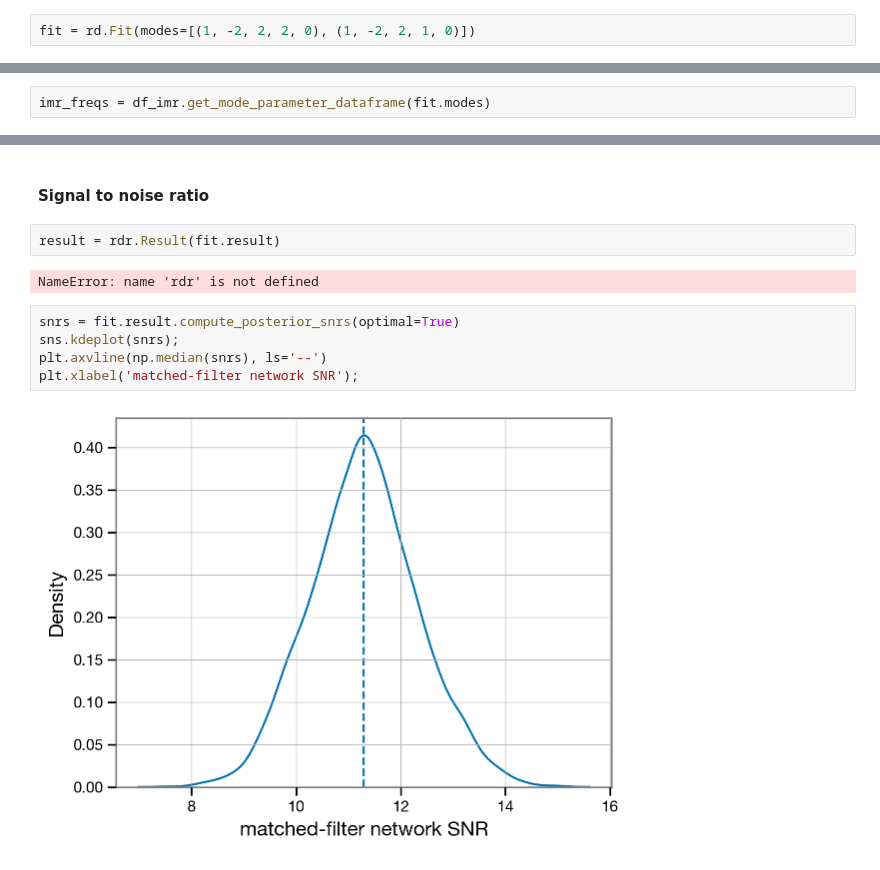
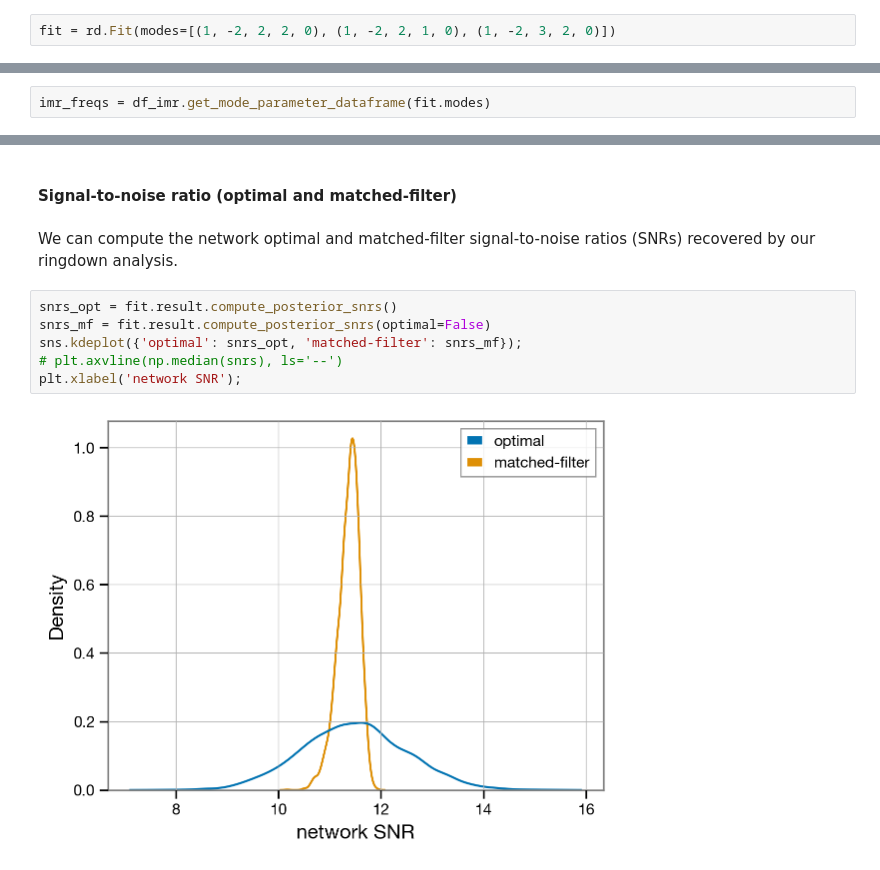
Before and after one commit to maxisi/ringdown, a Jupyter notebook: docs/examples/GW190521.ipynb, the cells around one changed output, grey strips where cells are left out. Saved outputs shown, nothing was run; the diff lists cells and outputs as text.

```diff
--- a/docs/examples/GW190521.ipynb
+++ b/docs/examples/GW190521.ipynb
@@ -85,7 +85,7 @@ In this example, we will fit three prograde modes to the GW190521 data: $(\ell =
 
 The fit object expects to receive a list of modes to include in the fit; the most explicit way to specify them is to give tuples of `(p, s, l, m, n)`, where `p = +/- 1` indicates prograde/retrograde, `s = -2` is the spin weight, `l` and `m` are the usual angular quantum numbers, and `n` is the tone index.  The modes are elliptically polarized, so there is no need to specify both + and - `m` azimuthal numbers. (See [Isi & Farr (2021)](https://arxiv.org/abs/2107.05609).)
 # %%
-fit = rd.Fit(modes=[(1, -2, 2, 2, 0), (1, -2, 2, 1, 0)])
+fit = rd.Fit(modes=[(1, -2, 2, 2, 0), (1, -2, 2, 1, 0), (1, -2, 3, 2, 0)])
 # %% [markdown]
 We will also set an analysis time, target sky location and analysis duration. We will use some reference values corresponding to an estimate of the peak of GW190521 taken from [Siegel et al (2019)](https://arxiv.org/pdf/2307.11975), which quotes a reference time of $t_{H1} = 1242442967.4278\, s$ in the Hanford detector:
 # %%
@@ -280,13 +329,12 @@ for m, d in imr_freqs.groupby('mode'):
 # %% [markdown]
-#### Signal to noise ratio
+#### Signal-to-noise ratio (optimal and matched-filter)
-# %%
-result = rdr.Result(fit.result)
-# %% [output]
-NameError: name 'rdr' is not defined
+# %% [markdown]
+We can compute the network optimal and matched-filter signal-to-noise ratios (SNRs) recovered by our ringdown analysis.
 # %%
-snrs = fit.result.compute_posterior_snrs(optimal=True)
-sns.kdeplot(snrs);
-plt.axvline(np.median(snrs), ls='--')
-plt.xlabel('matched-filter network SNR');
+snrs_opt = fit.result.compute_posterior_snrs()
+snrs_mf = fit.result.compute_posterior_snrs(optimal=False)
+sns.kdeplot({'optimal': snrs_opt, 'matched-filter': snrs_mf});
+# plt.axvline(np.median(snrs), ls='--')
+plt.xlabel('network SNR');
 # %% [output]
-[figure, old version]
+[figure, new version]
```
Also changed, not shown: parts of 41 cells of this notebook.
